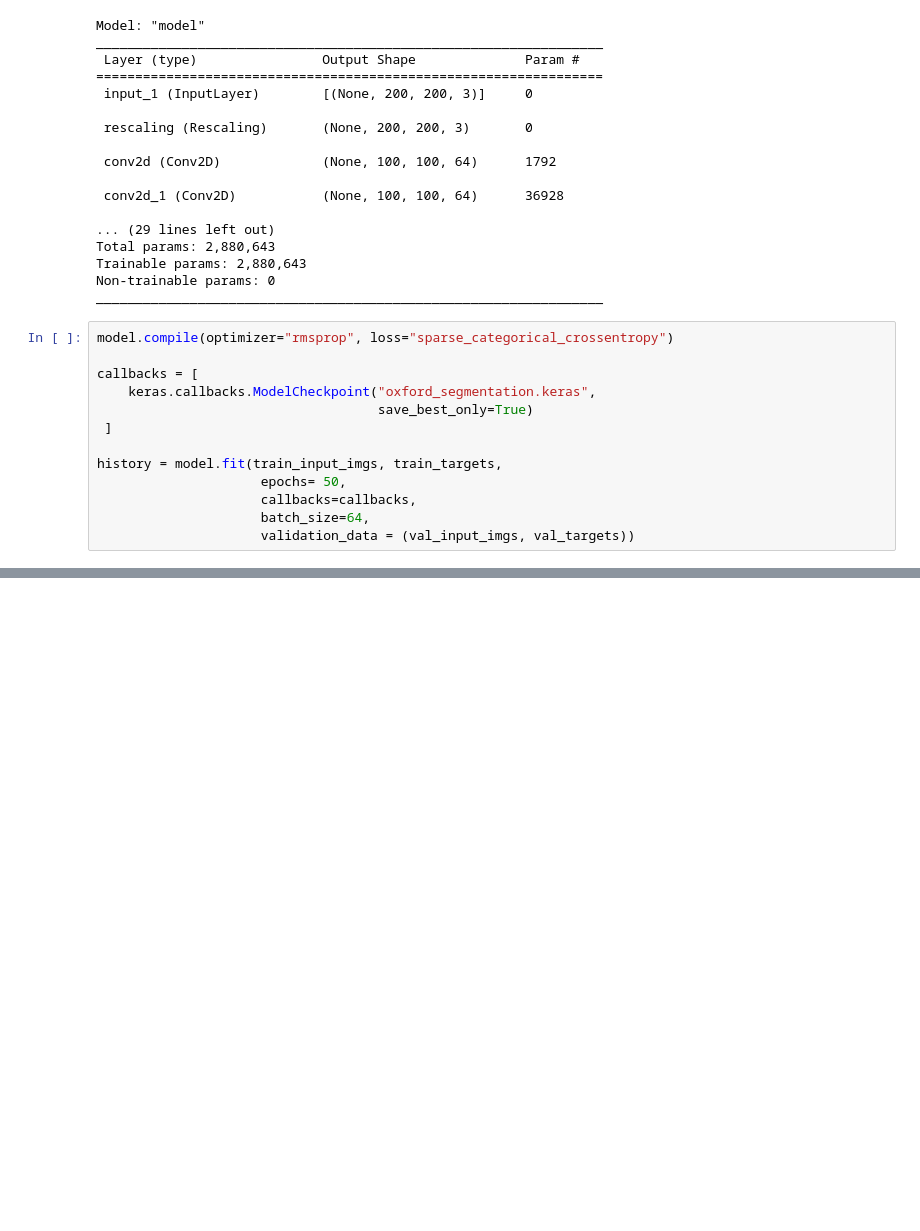
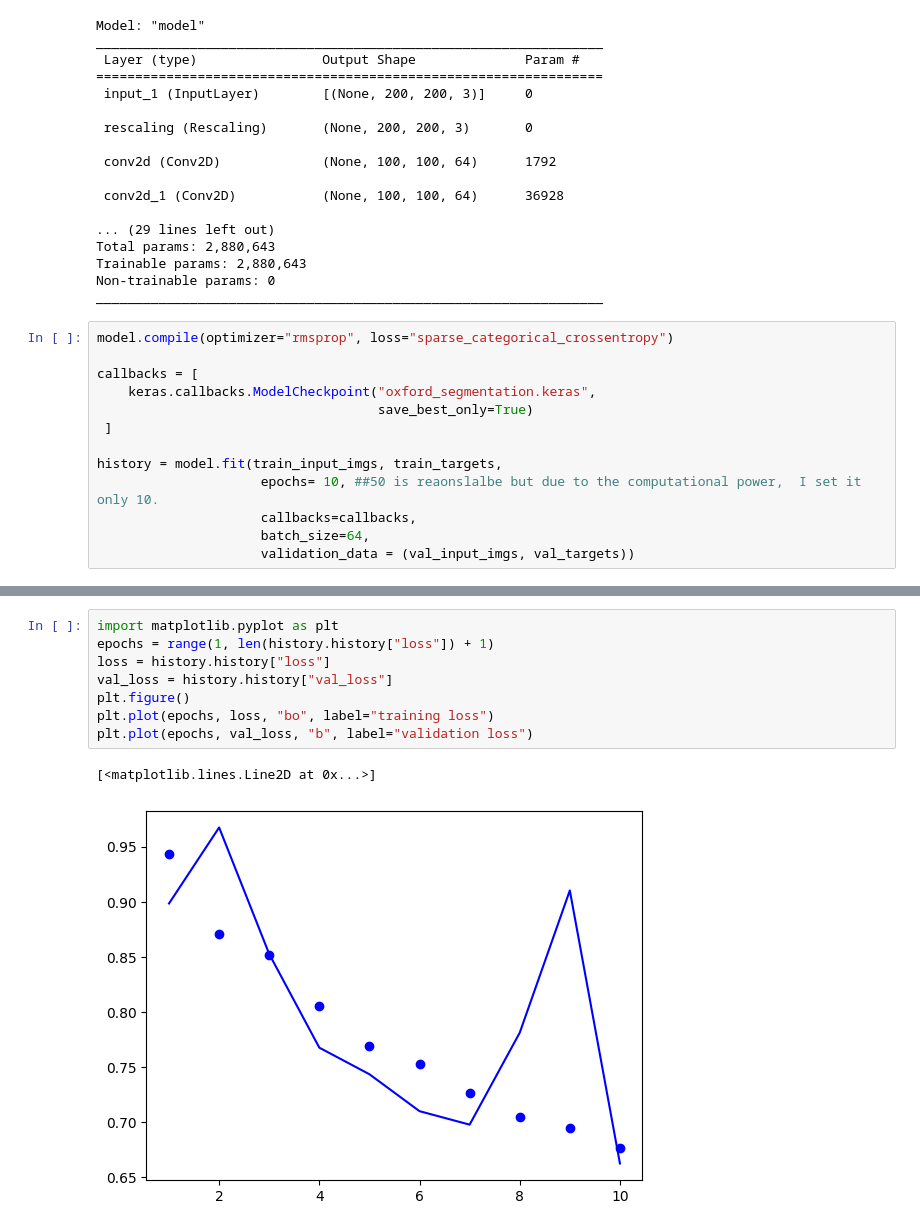
Before and after one commit to jaeohshin/deep-learning-with-keras, a Jupyter notebook: tutorial_6_computer_vision_advanced.ipynb, the cells around one changed output, grey strips where cells are left out. Saved outputs shown, nothing was run; the diff lists cells and outputs as text; blank space fills up the shorter version.

```diff
--- a/tutorial_6_computer_vision_advanced.ipynb
+++ b/tutorial_6_computer_vision_advanced.ipynb
@@ -156,7 +156,7 @@ callbacks = [
  ]
 
 history = model.fit(train_input_imgs, train_targets,
-                     epochs= 50,
+                     epochs= 10, ##50 is reaonslalbe but due to the computational power,  I set it only 10.
                      callbacks=callbacks,
                      batch_size=64,
                      validation_data = (val_input_imgs, val_targets))
@@ -180,0 +184,11 @@ Epoch 11/50
+# %%
+import matplotlib.pyplot as plt
+epochs = range(1, len(history.history["loss"]) + 1)
+loss = history.history["loss"]
+val_loss = history.history["val_loss"]
+plt.figure()
+plt.plot(epochs, loss, "bo", label="training loss")
+plt.plot(epochs, val_loss, "b", label="validation loss")
+# %% [output]
+[<matplotlib.lines.Line2D at 0x...>]
+[figure, added]
```
Also changed, not shown: parts of 2 cells of this notebook.
